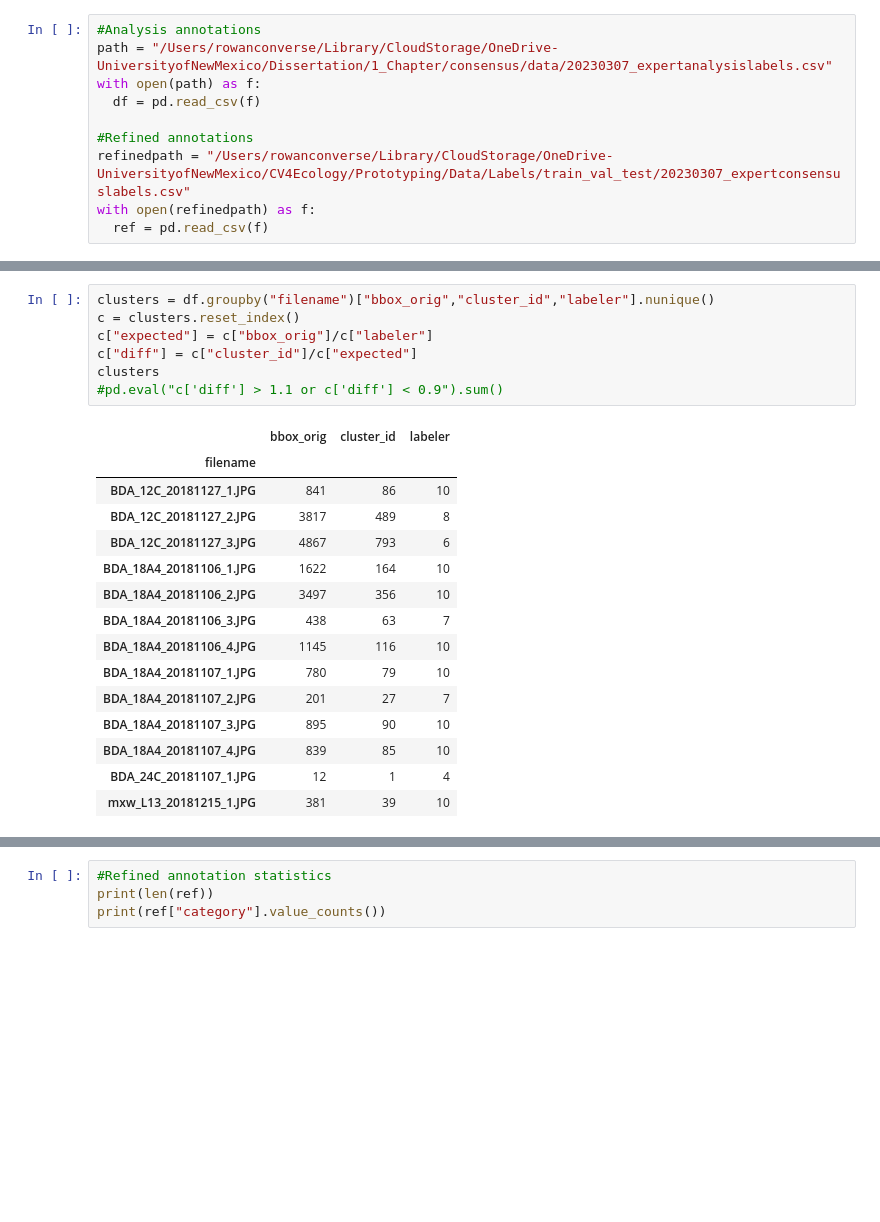
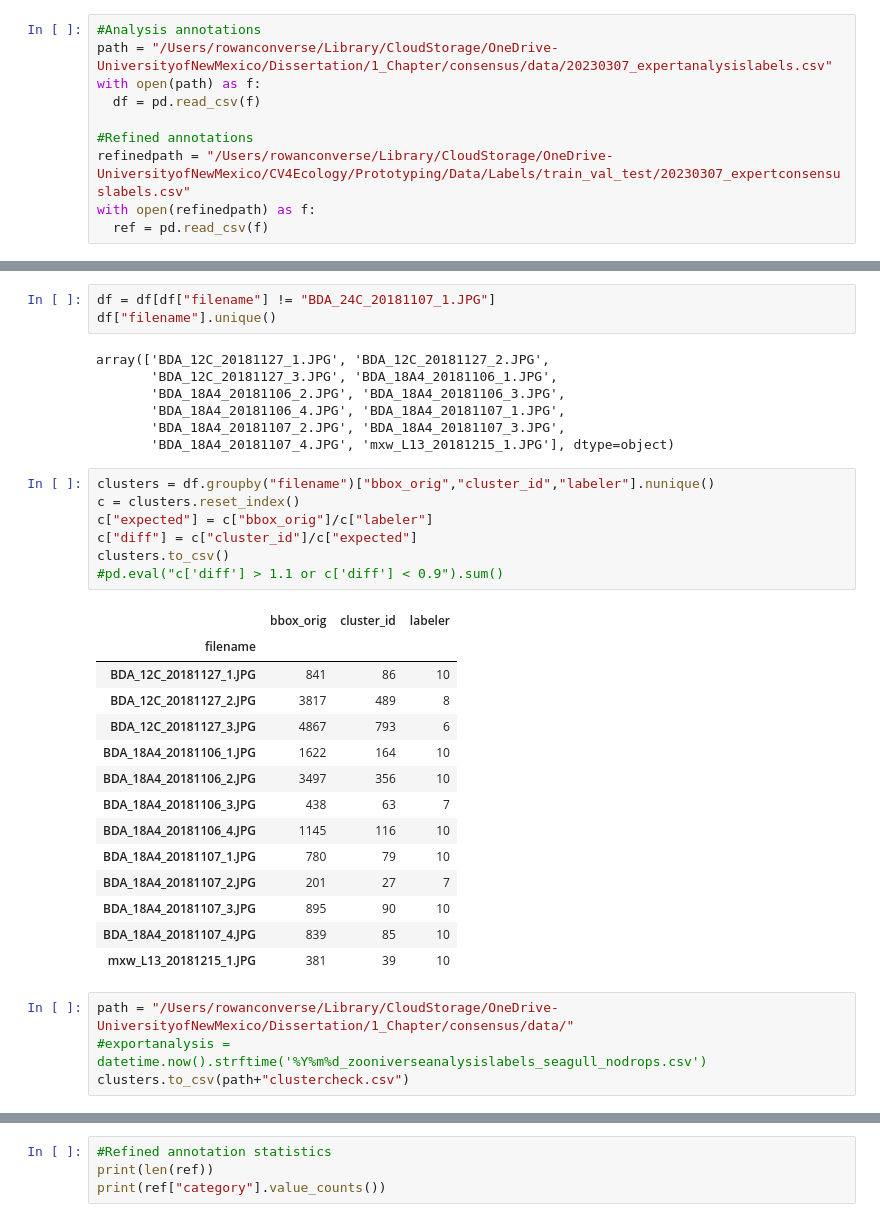
Before and after one commit to rowanoaktree/label-consensus-analysis, a Jupyter notebook: expertconsensus.ipynb, the cells around one changed output, grey strips where cells are left out. Cells and saved outputs as stored; diff of their text form; blank space fills up the shorter version.

Commit message:
establishing validity of clusters

```diff
--- a/expertconsensus.ipynb
+++ b/expertconsensus.ipynb
@@ -27,23 +28,36 @@ df.head()
+# %%
+df = df[df["filename"] != "BDA_24C_20181107_1.JPG"]
+df["filename"].unique()
+# %% [output]
+array(['BDA_12C_20181127_1.JPG', 'BDA_12C_20181127_2.JPG',
+       'BDA_12C_20181127_3.JPG', 'BDA_18A4_20181106_1.JPG',
+       'BDA_18A4_20181106_2.JPG', 'BDA_18A4_20181106_3.JPG',
+       'BDA_18A4_20181106_4.JPG', 'BDA_18A4_20181107_1.JPG',
+       'BDA_18A4_20181107_2.JPG', 'BDA_18A4_20181107_3.JPG',
+       'BDA_18A4_20181107_4.JPG', 'mxw_L13_20181215_1.JPG'], dtype=object)
 # %%
 clusters = df.groupby("filename")["bbox_orig","cluster_id","labeler"].nunique()
 c = clusters.reset_index()
 c["expected"] = c["bbox_orig"]/c["labeler"]
 c["diff"] = c["cluster_id"]/c["expected"]
-clusters
+clusters.to_csv()
 #pd.eval("c['diff'] > 1.1 or c['diff'] < 0.9").sum()
 # %% [output]
 |  | bbox_orig | cluster_id | labeler |
 | filename |  |  |  |
 | BDA_12C_20181127_1.JPG | 841 | 86 | 10 |
 | BDA_12C_20181127_2.JPG | 3817 | 489 | 8 |
 | BDA_12C_20181127_3.JPG | 4867 | 793 | 6 |
 | BDA_18A4_20181106_1.JPG | 1622 | 164 | 10 |
 | BDA_18A4_20181106_2.JPG | 3497 | 356 | 10 |
 | BDA_18A4_20181106_3.JPG | 438 | 63 | 7 |
 | BDA_18A4_20181106_4.JPG | 1145 | 116 | 10 |
 | BDA_18A4_20181107_1.JPG | 780 | 79 | 10 |
 | BDA_18A4_20181107_2.JPG | 201 | 27 | 7 |
 | BDA_18A4_20181107_3.JPG | 895 | 90 | 10 |
 | BDA_18A4_20181107_4.JPG | 839 | 85 | 10 |
-| BDA_24C_20181107_1.JPG | 12 | 1 | 4 |
 | mxw_L13_20181215_1.JPG | 381 | 39 | 10 |
+# %%
+path = "/Users/rowanconverse/Library/CloudStorage/OneDrive-UniversityofNewMexico/Dissertation/1_Chapter/consensus/data/"
+#exportanalysis = datetime.now().strftime('%Y%m%d_zooniverseanalysislabels_seagull_nodrops.csv')
+clusters.to_csv(path+"clustercheck.csv")
```
Also changed, not shown: parts of 13 cells of this notebook, 1 other file.
